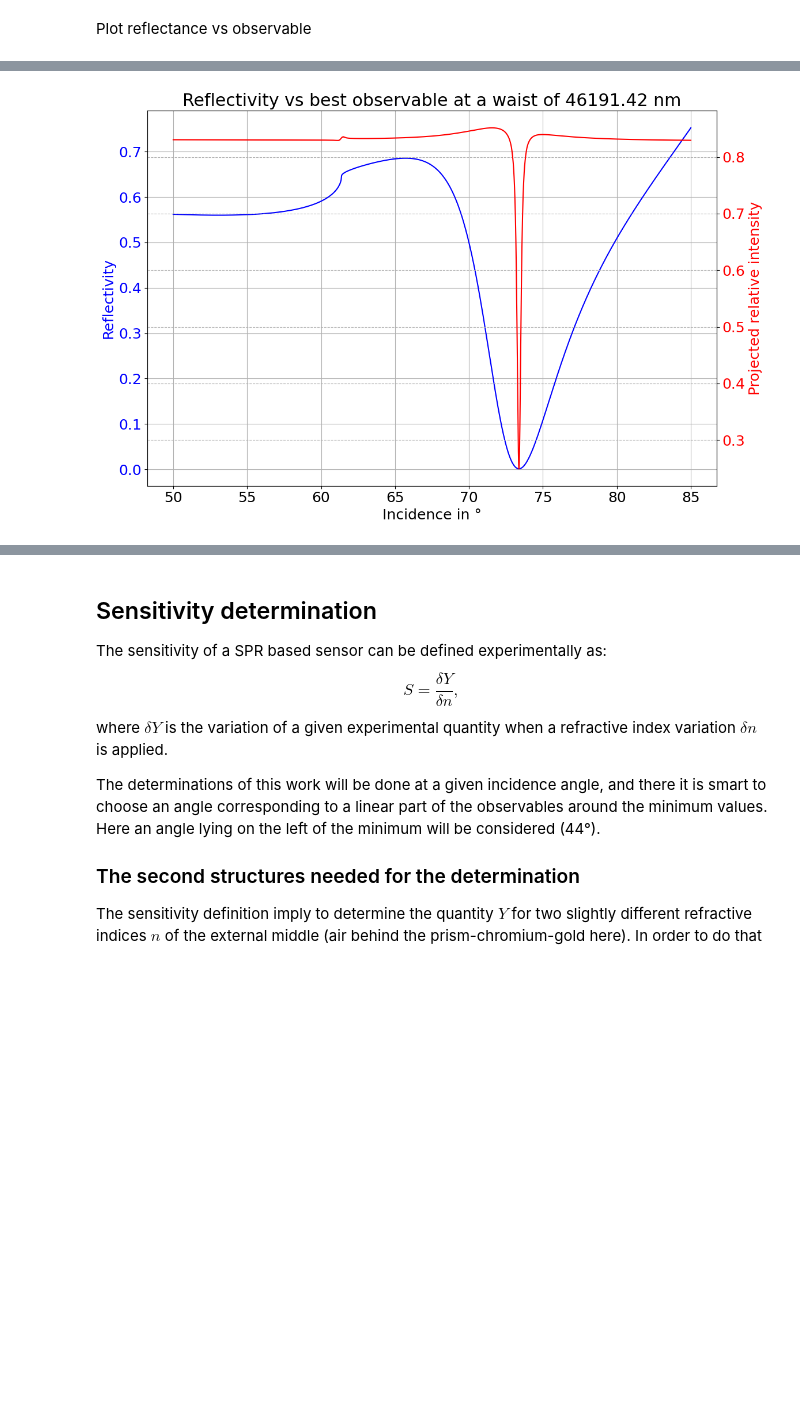
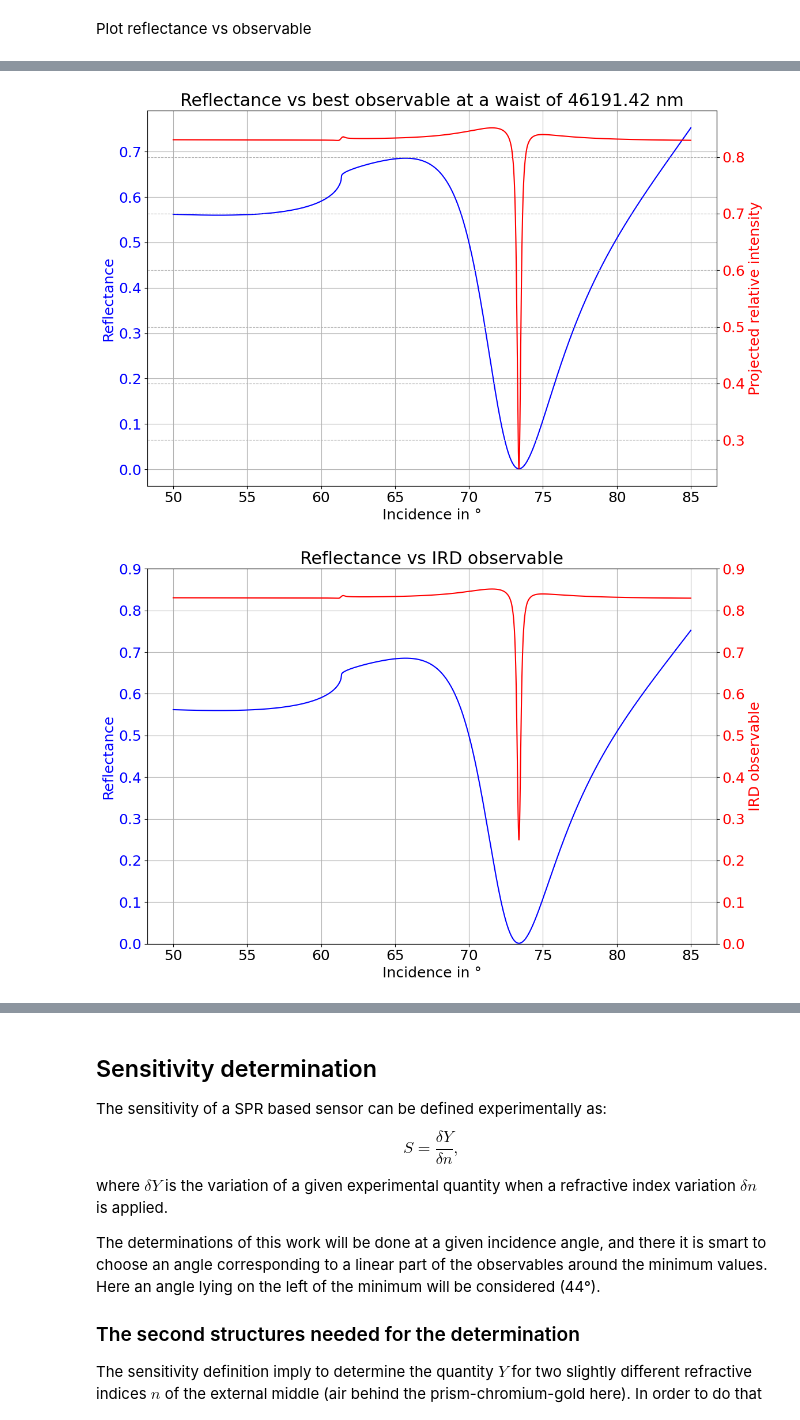
Before and after one commit to Tristan63170/Interferometric_Reflectivity_Dip, a Jupyter notebook: with_water/observable_determination_and_sensitivity_parallel.ipynb, the cells around one changed output, grey strips where cells are left out. Cells and saved outputs as stored; diff of their text form; code cells hidden in the pictures; blank space fills up the shorter version.

```diff
--- a/with_water/observable_determination_and_sensitivity_parallel.ipynb
+++ b/with_water/observable_determination_and_sensitivity_parallel.ipynb
@@ -273,37 +273,57 @@ angle, r_plot, t_plot, R_plot, T_plot = PM.angular(structure, wavelength,1, 50,
 fig, ax1 = plt.subplots(figsize=(12,8))
 ax1.plot(angle, R_plot, color="blue")
 ax1.set_xlabel("Incidence in °")
-ax1.set_ylabel("Reflectivity", color="blue")
+ax1.set_ylabel("Reflectance", color="blue")
 ax1.tick_params(axis='y', labelcolor="blue")
-ax1.set_title(f"Reflectivity vs observable at dip at a waist of {w} nm")
+ax1.set_title(f"Reflectance vs observable at dip at a waist of {w} nm")
 ax1.grid()
 ax2 = ax1.twinx()  # instantiate a second axes that shares the same x-axis
 ax2.plot(inc_range, I_PROJ_REL_min[:,0], color="red")
 ax2.set_ylabel("Projected relative intensity", color="red")
 ax2.tick_params(axis='y', labelcolor="red")
 ax2.grid(linestyle='--')
 fig.tight_layout();  # otherwise the right y-label is slightly clipped
 if SAVE_MODE:
     for file_ext in save_formats:
         plt.savefig(f"Plots/{file_ext}/observables_sensitivity/R_vs_projected_rel_intensity_at_local_min.{file_ext}", bbox_inches="tight")
 
 
 fig, ax1 = plt.subplots(figsize=(12,8))
 ax1.plot(angle, R_plot, color="blue")
 ax1.set_xlabel("Incidence in °")
-ax1.set_ylabel("Reflectivity", color="blue")
+ax1.set_ylabel("Reflectance", color="blue")
 ax1.tick_params(axis='y', labelcolor="blue")
-ax1.set_title(f"Reflectivity vs best observable at a waist of {w} nm")
+ax1.set_title(f"Reflectance vs best observable at a waist of {w} nm")
 ax1.grid()
 ax2 = ax1.twinx()  # instantiate a second axes that shares the same x-axis
 ax2.plot(inc_range, I_PROJ_REL_min[:,best_index], color="red")
 ax2.set_ylabel("Projected relative intensity", color="red")
 ax2.tick_params(axis='y', labelcolor="red")
 ax2.grid(linestyle='--')
 fig.tight_layout();  # otherwise the right y-label is slightly clipped
 if SAVE_MODE:
     for file_ext in save_formats:
         plt.savefig(f"Plots/{file_ext}/observables_sensitivity/R_vs_projected_rel_intensity_at_best.{file_ext}", bbox_inches="tight")
+
+fig, ax1 = plt.subplots(figsize=(12,8))
+ax1.plot(angle, R_plot, color="blue")
+ax1.set_xlabel("Incidence in °")
+ax1.set_ylabel("Reflectance", color="blue")
+ax1.tick_params(axis='y', labelcolor="blue")
+ax1.set_title(f"Reflectance vs IRD observable")
+ax1.set_ylim(0,0.9)
+ax1.grid()
+ax2 = ax1.twinx()  # instantiate a second axes that shares the same x-axis
+ax2.plot(inc_range, I_PROJ_REL_min[:,best_index], color="red")
+ax2.set_ylabel("IRD observable", color="red")
+ax2.tick_params(axis='y', labelcolor="red")
+# ax2.grid(linestyle='--')
+ax2.set_ylim(0,0.9)
+fig.tight_layout();  # otherwise the right y-label is slightly clipped
+if SAVE_MODE:
+    for file_ext in save_formats:
+        plt.savefig(f"Plots/{file_ext}/observables_sensitivity/R_vs_projected_rel_intensity_at_best_simplified.{file_ext}", bbox_inches="tight")
 # %% [output]
 [figure]
 [figure]
+[figure, added]
```
Also changed, not shown: parts of 1 cell of this notebook, 1 other file.
